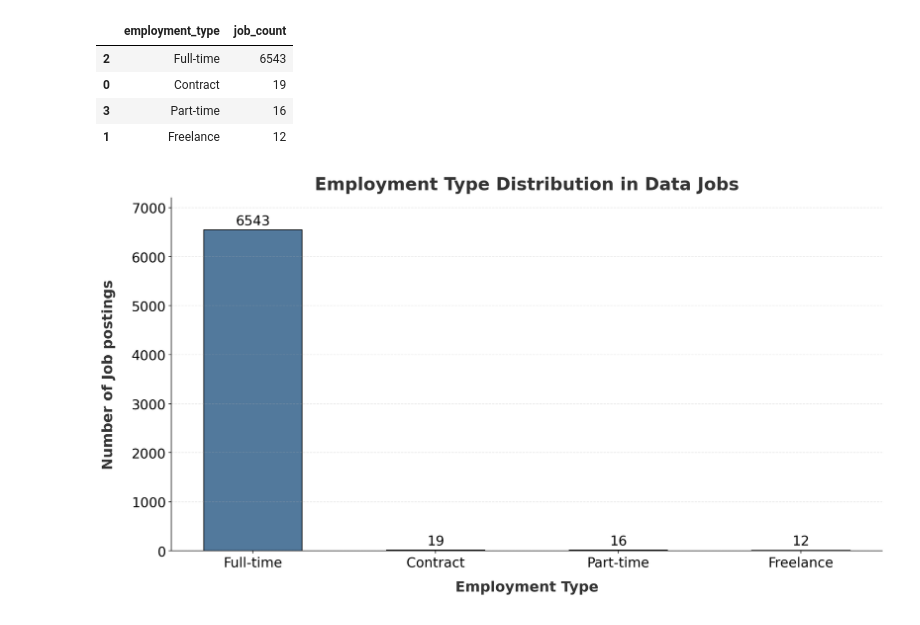
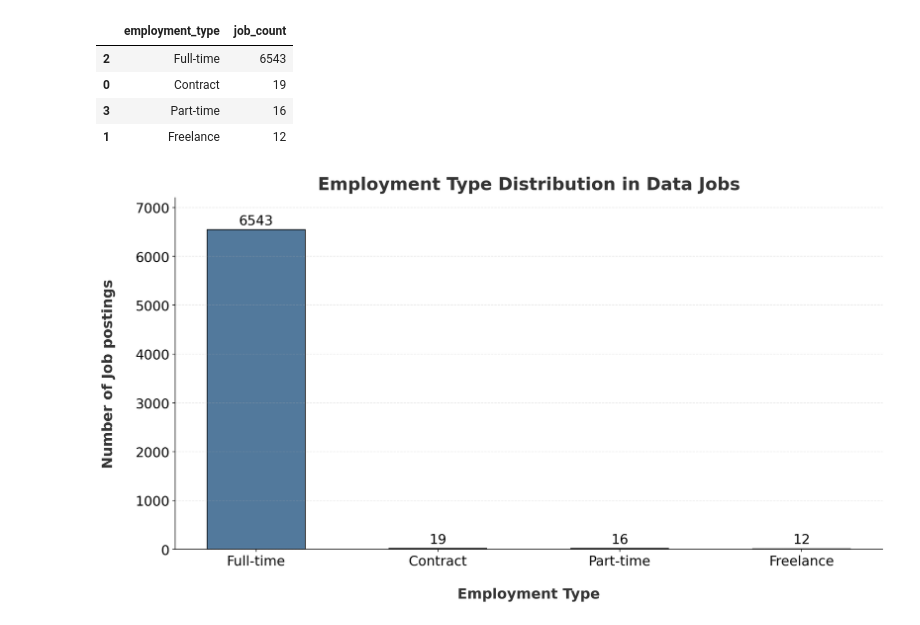
Before and after one commit to Chauhanekta21/Data_Job_Market_Analysis, a Jupyter notebook: main_file.ipynb, the cells around one changed output. Saved outputs shown, nothing was run; the diff lists cells and outputs as text; code cells hidden in the pictures.

```diff
--- a/main_file.ipynb
+++ b/main_file.ipynb
@@ -1802,7 +1802,7 @@ employment_distribution
 | 3 | Part-time | 16 |
 | 1 | Freelance | 12 |
 # %%
-#step02: Visualized job demand across experience levels
+#step02: Visualized employment type distribution to identify the most preferred job type in the data job market
 
 # Data
 x = employment_distribution["employment_type"]
@@ -1824,33 +1824,33 @@ plt.bar(pos, y, width=0.7, edgecolor="black", color="#52799C")
 # Titles and labels
 plt.title(
     "Employment Type Distribution in Data Jobs",
     color="#333333",
     fontweight="bold",
     fontsize=22,
     pad=10
 )
-plt.xlabel("Employment Type", fontweight="bold", fontsize=18, labelpad=14, color="#333333")
-plt.ylabel("Number of Job postings", fontweight="bold", fontsize=18, labelpad=20, color="#333333")
+plt.xlabel("Employment Type", fontweight="bold", fontsize=18, labelpad=25, color="#333333")
+plt.ylabel("Number of Job postings", fontweight="bold", fontsize=18, labelpad=25, color="#333333")
 
 # Axis formatting
 plt.xticks(pos, wrapped_labels, fontsize=17)
 plt.yticks(fontsize=17)
 
 # Add value labels
 plt.bar_label(plt.gca().containers[0],
             fontsize=17,
             padding=3)
 
 # Styling improvements
 plt.ylim(0, max(y) * 1.1)
 plt.margins(y=0.05)
 plt.grid(axis='y', linestyle='--', alpha=0.3)
 
 # Remove unnecessary borders
 plt.gca().spines['top'].set_visible(False)
 plt.gca().spines['right'].set_visible(False)
 
 # Show plot
 plt.show()
 # %% [output]
-[figure, old version]
+[figure, new version]
```
Also changed, not shown: parts of 1 cell of this notebook.
